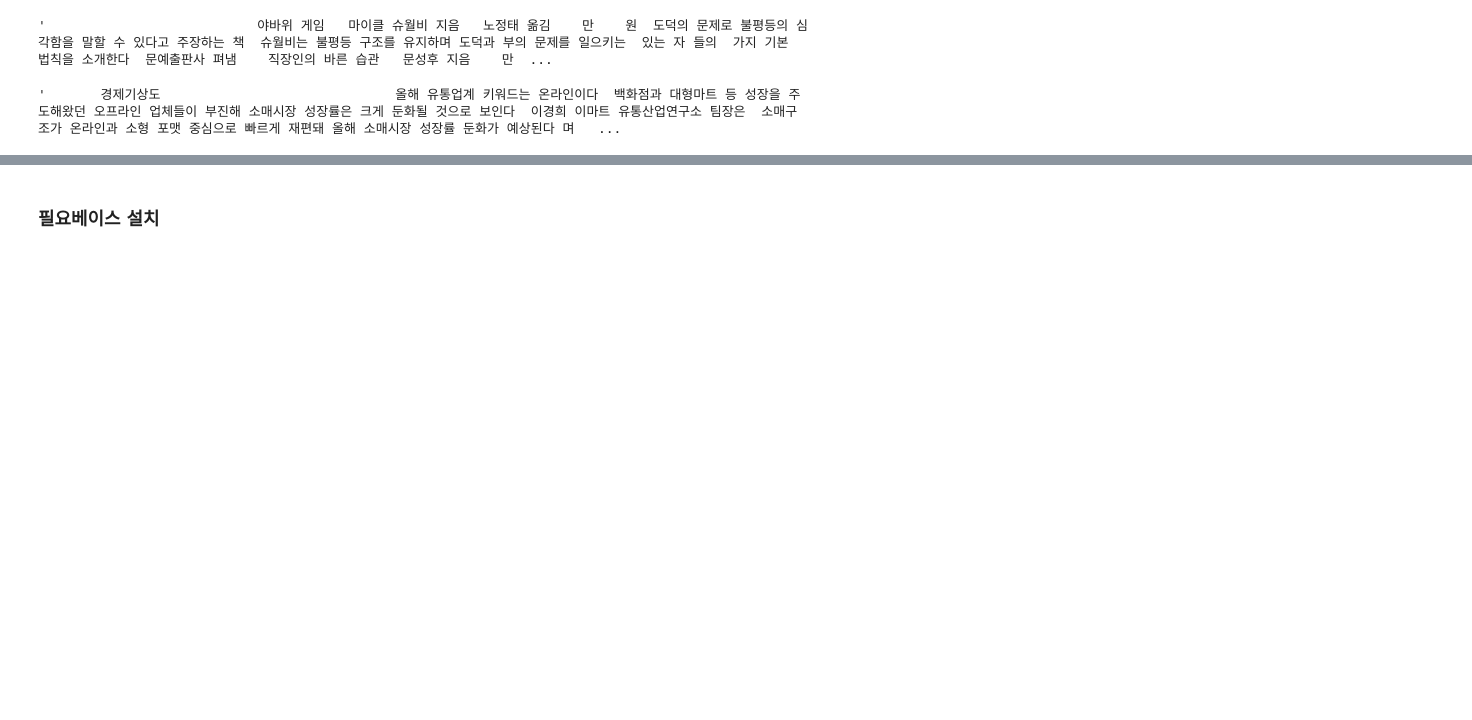
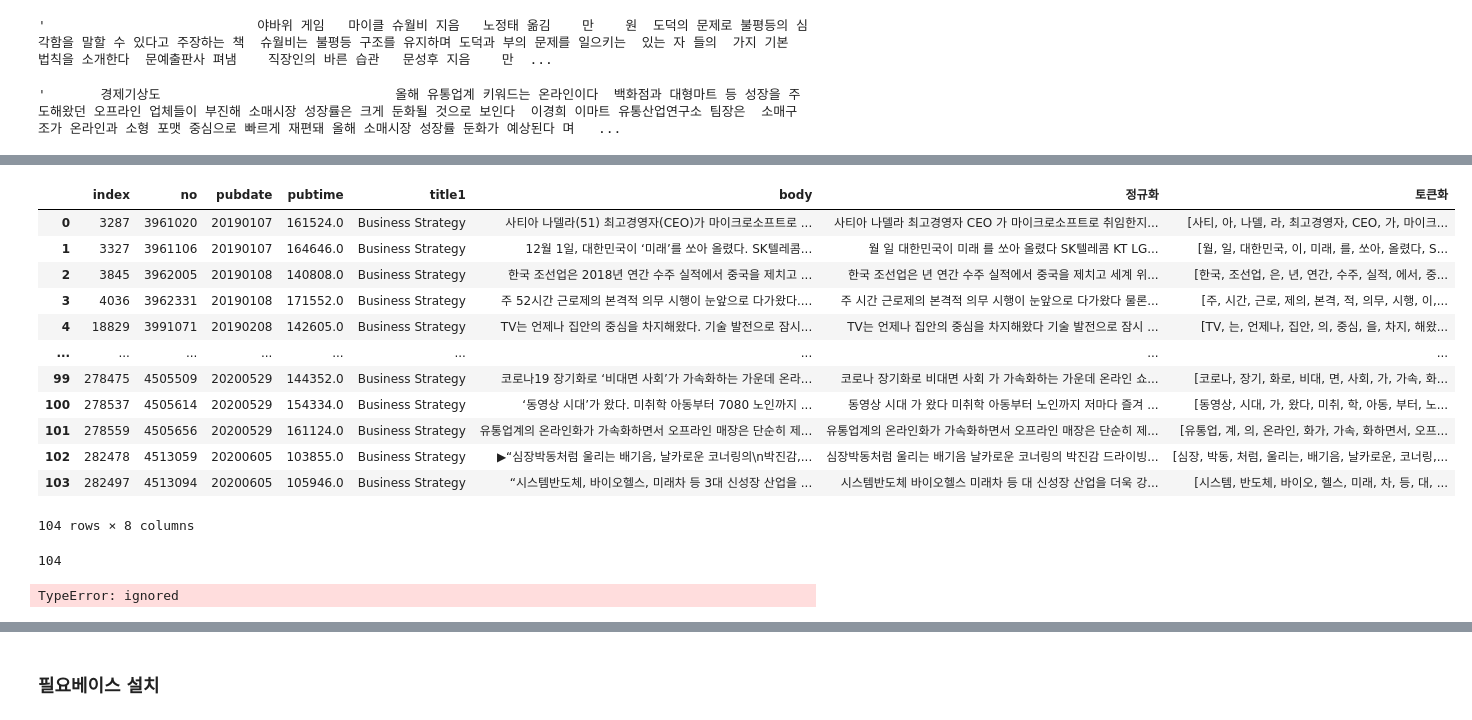
Before and after one commit to leenago/Projects, a Jupyter notebook: KDX/MBN_뉴스데이터__현경.ipynb, the cells around one changed output, grey strips where cells are left out. Cells and saved outputs as stored; diff of their text form; code cells hidden in the pictures; blank space fills up the shorter version.

Commit message:
java error 수정필요

```diff
--- a/KDX/MBN_뉴스데이터__현경.ipynb
+++ b/KDX/MBN_뉴스데이터__현경.ipynb
@@ -116,0 +158,33 @@ new_mk['정규화'][10]
+# %%
+news_sub2 = []
+
+for i in range(len(Business_strategy)):
+  news_sub2.append(okt.morphs(Business_strategy['정규화'][i]))
+
+Business_strategy['토큰화'] = news_sub2
+# %%
+Business_strategy.drop(columns='keywords')
+# %% [output]
+|  | index | no | pubdate | pubtime | title1 | body | 정규화 | 토큰화 |
+| 0 | 3287 | 3961020 | 20190107 | 161524.0 | Business Strategy | 사티아 나델라(51) 최고경영자(CEO)가 마이크로소프트로 ... | 사티아 나델라 최고경영자 CEO 가 마이크로소프트로 취임한지... | [사티, 아, 나델, 라, 최고경영자, CEO, 가, 마이크... |
+| 1 | 3327 | 3961106 | 20190107 | 164646.0 | Business Strategy | 12월 1일, 대한민국이 ‘미래’를 쏘아 올렸다. SK텔레콤... | 월 일 대한민국이 미래 를 쏘아 올렸다 SK텔레콤 KT LG... | [월, 일, 대한민국, 이, 미래, 를, 쏘아, 올렸다, S... |
+| 2 | 3845 | 3962005 | 20190108 | 140808.0 | Business Strategy | 한국 조선업은 2018년 연간 수주 실적에서 중국을 제치고 ... | 한국 조선업은 년 연간 수주 실적에서 중국을 제치고 세계 위... | [한국, 조선업, 은, 년, 연간, 수주, 실적, 에서, 중... |
+| 3 | 4036 | 3962331 | 20190108 | 171552.0 | Business Strategy | 주 52시간 근로제의 본격적 의무 시행이 눈앞으로 다가왔다.... | 주 시간 근로제의 본격적 의무 시행이 눈앞으로 다가왔다 물론... | [주, 시간, 근로, 제의, 본격, 적, 의무, 시행, 이,... |
+| 4 | 18829 | 3991071 | 20190208 | 142605.0 | Business Strategy | TV는 언제나 집안의 중심을 차지해왔다. 기술 발전으로 잠시... | TV는 언제나 집안의 중심을 차지해왔다 기술 발전으로 잠시 ... | [TV, 는, 언제나, 집안, 의, 중심, 을, 차지, 해왔... |
+| ... | ... | ... | ... | ... | ... | ... | ... | ... |
+| 99 | 278475 | 4505509 | 20200529 | 144352.0 | Business Strategy | 코로나19 장기화로 ‘비대면 사회’가 가속화하는 가운데 온라... | 코로나 장기화로 비대면 사회 가 가속화하는 가운데 온라인 쇼... | [코로나, 장기, 화로, 비대, 면, 사회, 가, 가속, 화... |
+| 100 | 278537 | 4505614 | 20200529 | 154334.0 | Business Strategy | ‘동영상 시대’가 왔다. 미취학 아동부터 7080 노인까지 ... | 동영상 시대 가 왔다 미취학 아동부터 노인까지 저마다 즐겨 ... | [동영상, 시대, 가, 왔다, 미취, 학, 아동, 부터, 노... |
+| 101 | 278559 | 4505656 | 20200529 | 161124.0 | Business Strategy | 유통업계의 온라인화가 가속화하면서 오프라인 매장은 단순히 제... | 유통업계의 온라인화가 가속화하면서 오프라인 매장은 단순히 제... | [유통업, 계, 의, 온라인, 화가, 가속, 화하면서, 오프... |
+| 102 | 282478 | 4513059 | 20200605 | 103855.0 | Business Strategy | ▶“심장박동처럼 울리는 배기음, 날카로운 코너링의\n박진감,... | 심장박동처럼 울리는 배기음 날카로운 코너링의 박진감 드라이빙... | [심장, 박동, 처럼, 울리는, 배기음, 날카로운, 코너링,... |
+| 103 | 282497 | 4513094 | 20200605 | 105946.0 | Business Strategy | “시스템반도체, 바이오헬스, 미래차 등 3대 신성장 산업을 ... | 시스템반도체 바이오헬스 미래차 등 대 신성장 산업을 더욱 강... | [시스템, 반도체, 바이오, 헬스, 미래, 차, 등, 대, ... |
+104 rows × 8 columns
+# %%
+len(news_sub2)
+# %% [output]
+104
+# %%
+a= okt.morphs(new_mk['정규화'][100])
+oktTag = []
+oktTag += okt.nouns(a)
+# %% [output]
+TypeError: ignored
```
Also changed, not shown: parts of 19 cells of this notebook.
